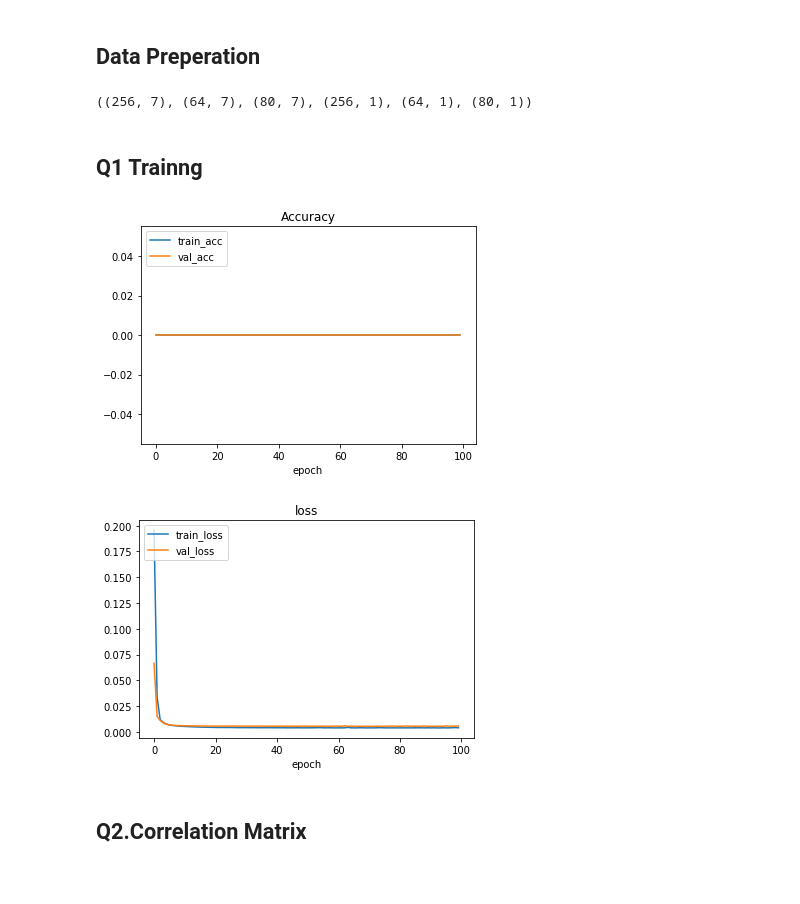
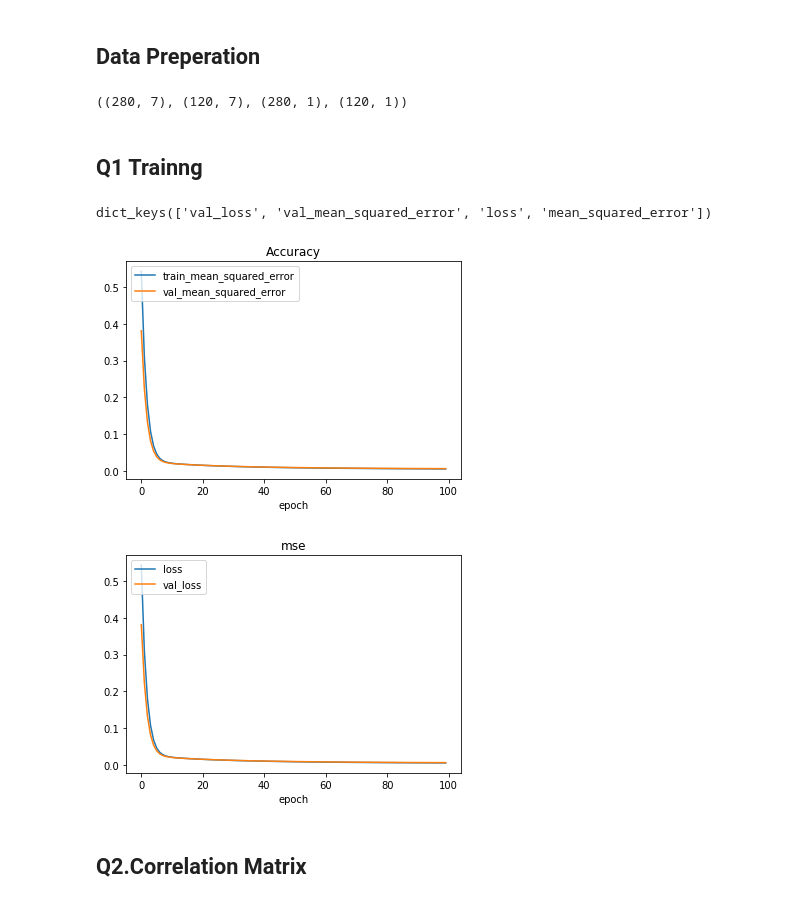
Before and after one commit to Yuhaooooo/CZ4042_Deep_Learning, a Jupyter notebook: assignment1_question_b/question_b.ipynb, the cells around one changed output. Cells and saved outputs as stored; diff of their text form; code cells hidden in the pictures.

Commit message:
use keras in training

```diff
--- a/assignment1_question_b/question_b.ipynb
+++ b/assignment1_question_b/question_b.ipynb
@@ -41,12 +41,12 @@ def scale(X, decimals):
 
 X = scale(X, 4)
 
-X_train, X_test, y_train, y_test = train_test_split(X, y, test_size=0.2, random_state=42)
-X_train, X_val, y_train, y_val = train_test_split(X_train, y_train, test_size=0.2, random_state=42)
+X_train, X_test, y_train, y_test = train_test_split(X, y, test_size=0.3, random_state=42)
+# X_train, X_val, y_train, y_val = train_test_split(X_train, y_train, test_size=0.2, random_state=42)
 
-X_train.shape, X_val.shape, X_test.shape, y_train.shape, y_val.shape, y_test.shape
+X_train.shape, X_test.shape, y_train.shape, y_test.shape
 # %% [output]
-((256, 7), (64, 7), (80, 7), (256, 1), (64, 1), (80, 1))
+((280, 7), (120, 7), (280, 1), (120, 1))
 # %% [markdown]
 ## Q1 Trainng
 # %%
@@ -55,34 +58,65 @@ from keras.layers import Dense
+# %%
+history.history.keys()
+# %% [output]
+dict_keys(['val_loss', 'val_mean_squared_error', 'loss', 'mean_squared_error'])
+# %%
+model = Sequential([
+    Dense(50, activation='relu', input_dim=7),
+    Dense(50, activation='relu'),
+    Dense(50, activation='relu'),
+    Dense(50, activation='relu'),
+    Dense(1, ), #kernel_regularizer=l2(1e-3)
+])
+
+sgd = optimizers.SGD(lr=1e-3)
+
+model.compile(optimizer=sgd,
+              loss='mse')
+
+history=dict(zip(['train_mse', 'test_mse'], [[], []]))
+epochs=100
+
+for e in range(epochs):
+    history['train_mse'].extend(model.fit(X_train, y_train, batch_size=8, epochs=1, verbose=0).history['loss'])
+    history['test_mse'].append(model.evaluate(x= X_test, y=y_test, verbose=0))
+
+plt.figure(1)
+plt.plot(history['train_mse'])
+plt.plot(history['test_mse'])
+plt.title('Accuracy')
+plt.xlabel('epoch')
+plt.legend(['train_mean_squared_error', 'val_mean_squared_error',], loc='upper left')
+
+plt.show()
+# %% [output]
+[figure, added]
 # %%
 model = Sequential([
-    Dense(10, activation='sigmoid', input_dim=7),
-    Dense(10, activation='sigmoid'),
-    Dense(1),
+    Dense(50, activation='relu', input_dim=7),
+    Dense(50, activation='relu'),
+    Dense(50, activation='relu'),
+    Dense(50, activation='relu'),
+    Dense(1, ), #kernel_regularizer=l2(1e-3)
 ])
 
-model.compile(optimizer='adam',
-              loss='mse',
-              metrics=['accuracy'])
+sgd = optimizers.SGD(lr=1e-3)
 
-history = model.fit(X_train, y_train, batch_size=8, epochs=100, validation_data=(X_val, y_val), verbose=0)
+model.compile(optimizer=sgd,
+              loss='mse')
+
+
+model.fit(X_train, y_train, batch_size=8, epochs=100, validation_data=(X_test, y_test), verbose=0)
 
 plt.figure(1)
-plt.plot(history.history['acc'])
-plt.plot(history.history['val_acc'])
-plt.title('Accuracy')
+plt.plot(history['train_mse'])
+plt.plot(history['test_mse'])
+plt.title('mse')
 plt.xlabel('epoch')
-plt.legend(['train_acc', 'val_acc',], loc='upper left')
-
-plt.figure(2)
-plt.plot(history.history['loss'])
-plt.plot(history.history['val_loss'])
-plt.title('loss')
-plt.xlabel('epoch')
-plt.legend(['train_loss', 'val_loss',], loc='upper left')
+plt.legend(['loss', 'val_loss',], loc='upper left')
 
 plt.show()
 # %% [output]
-[figure, old version]
+[figure, new version]
-[figure, removed]
 # %% [markdown]
 ## Q2.Correlation Matrix
 # %%
```
Also changed, not shown: parts of 1 cell of this notebook.
